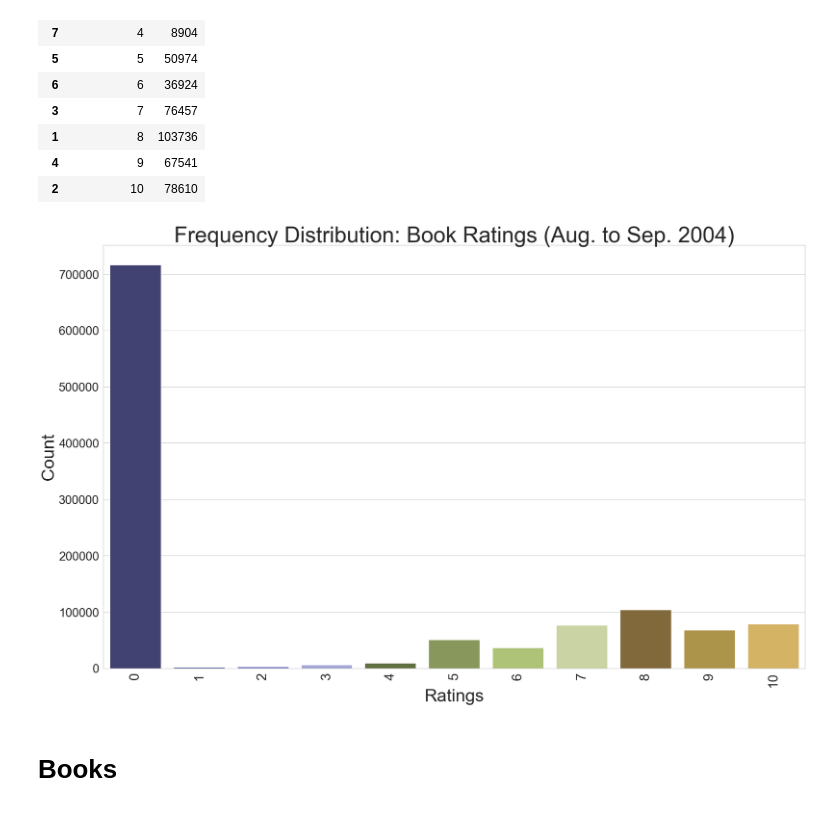
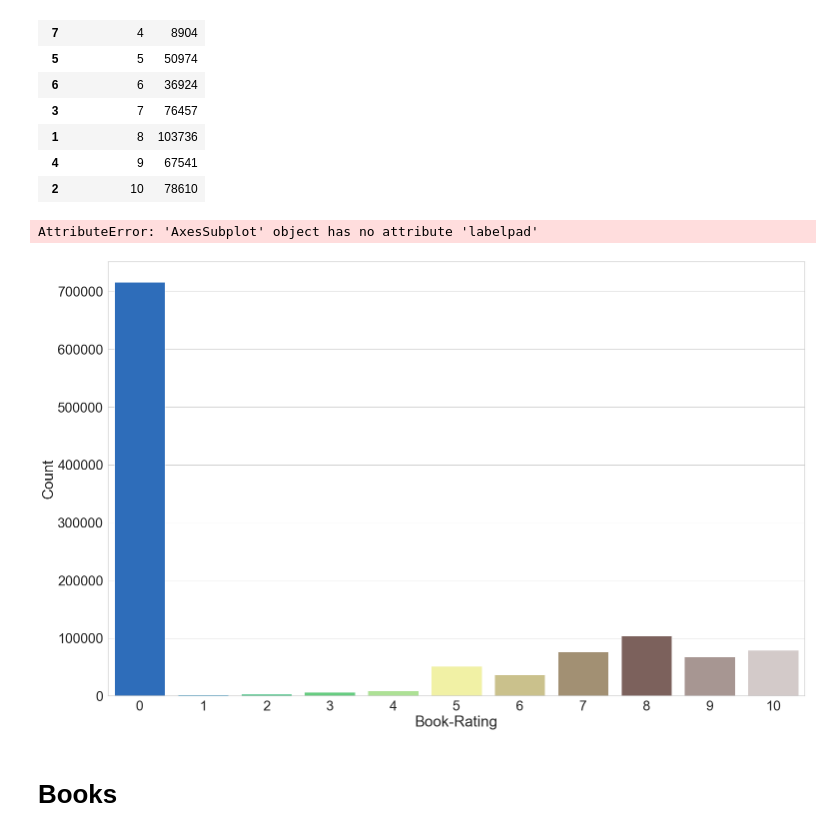
Before and after one commit to mpayumo/book-recommender-model, a Jupyter notebook: 1-book-recommender-EDA.ipynb, the cells around one changed output. Cells and saved outputs as stored; diff of their text form; code cells hidden in the pictures.

```diff
--- a/1-book-recommender-EDA.ipynb
+++ b/1-book-recommender-EDA.ipynb
@@ -75,10 +77,10 @@ dist
 # %%
 plot_distribution(dist,
                   'Book-Rating',
                   'Count',
                   'Ratings',
                   'Count',
-                  'Frequency Distribution: Book Ratings (Aug. to Sep. 2004)',
-                  bar_palette2='tab20b')
+                  'Frequency Distribution: Book Ratings (Aug. to Sep. 2004)')
 # %% [output]
+AttributeError: 'AxesSubplot' object has no attribute 'labelpad'
-[figure, old version]
+[figure, new version]
```
Also changed, not shown: parts of 12 cells of this notebook, 4 other files.
